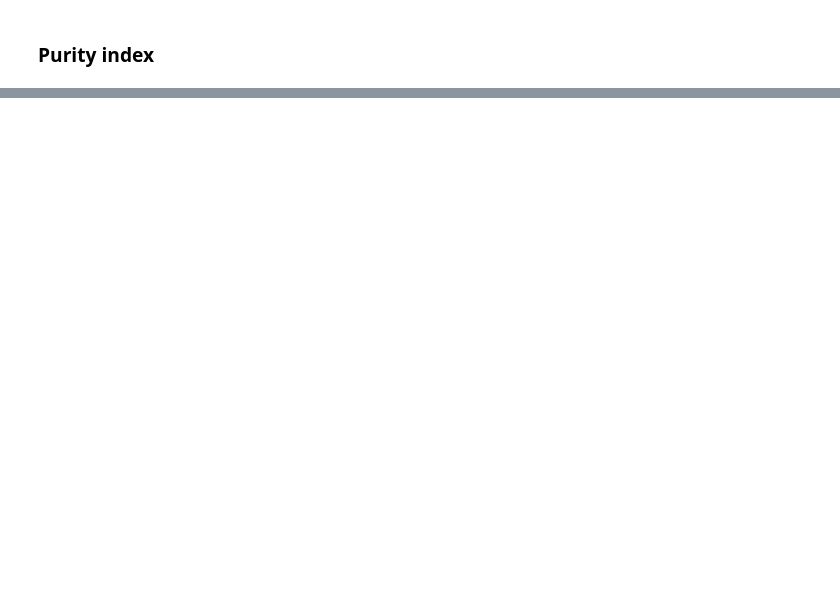
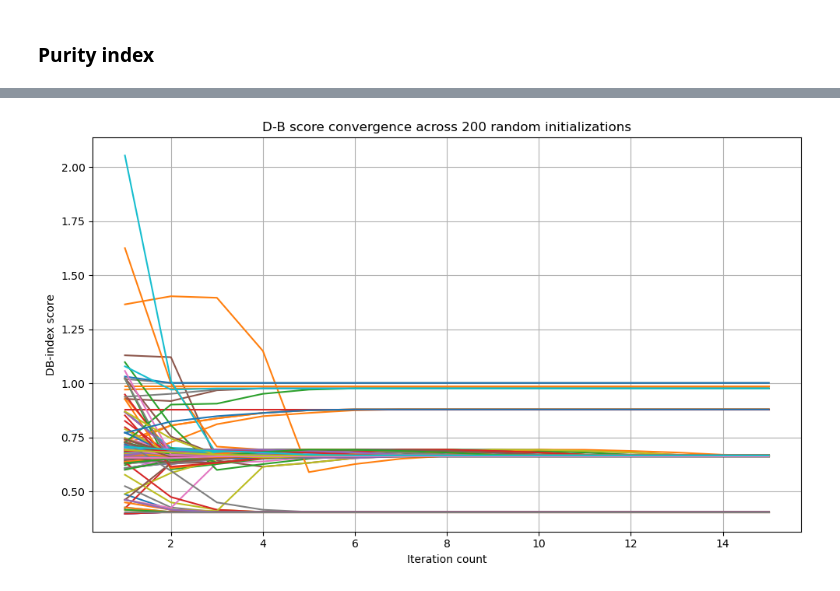
Before and after one commit to gabrielecerioli/Clustering_algorithms, a Jupyter notebook: k_means/k_mean_clustering.ipynb, the cells around one changed output, grey strips where cells are left out. Drawn from its saved outputs; the diff is of its cells as text; code cells hidden in the pictures; blank space fills up the shorter version.

```diff
--- a/k_means/k_mean_clustering.ipynb
+++ b/k_means/k_mean_clustering.ipynb
@@ -312,0 +331,15 @@ plt.show()
+# %%
+plt.figure(figsize=(10, 6))
+
+for db_curve in all_db:
+    plt.plot(it, db_curve)
+
+plt.title("D-B score convergence across 200 random initializations")
+plt.xlabel("Iteration count")
+plt.ylabel("DB-index score")
+plt.grid(True)
+plt.tight_layout()
+plt.savefig("db_vs_iteration_200.pdf", format="pdf")
+plt.show()
+# %% [output]
+[figure, added]
```
Also changed, not shown: parts of 16 cells of this notebook, 16 other files.
